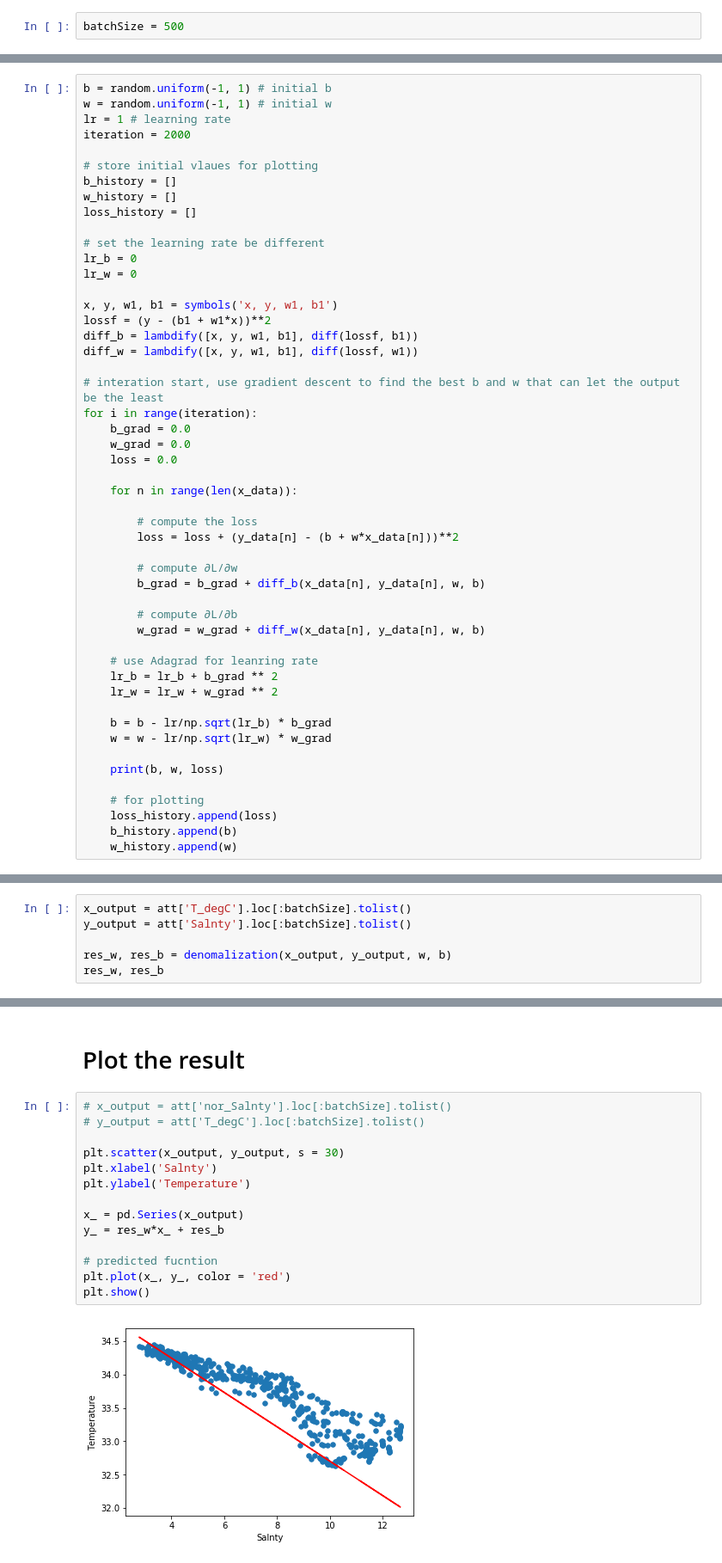
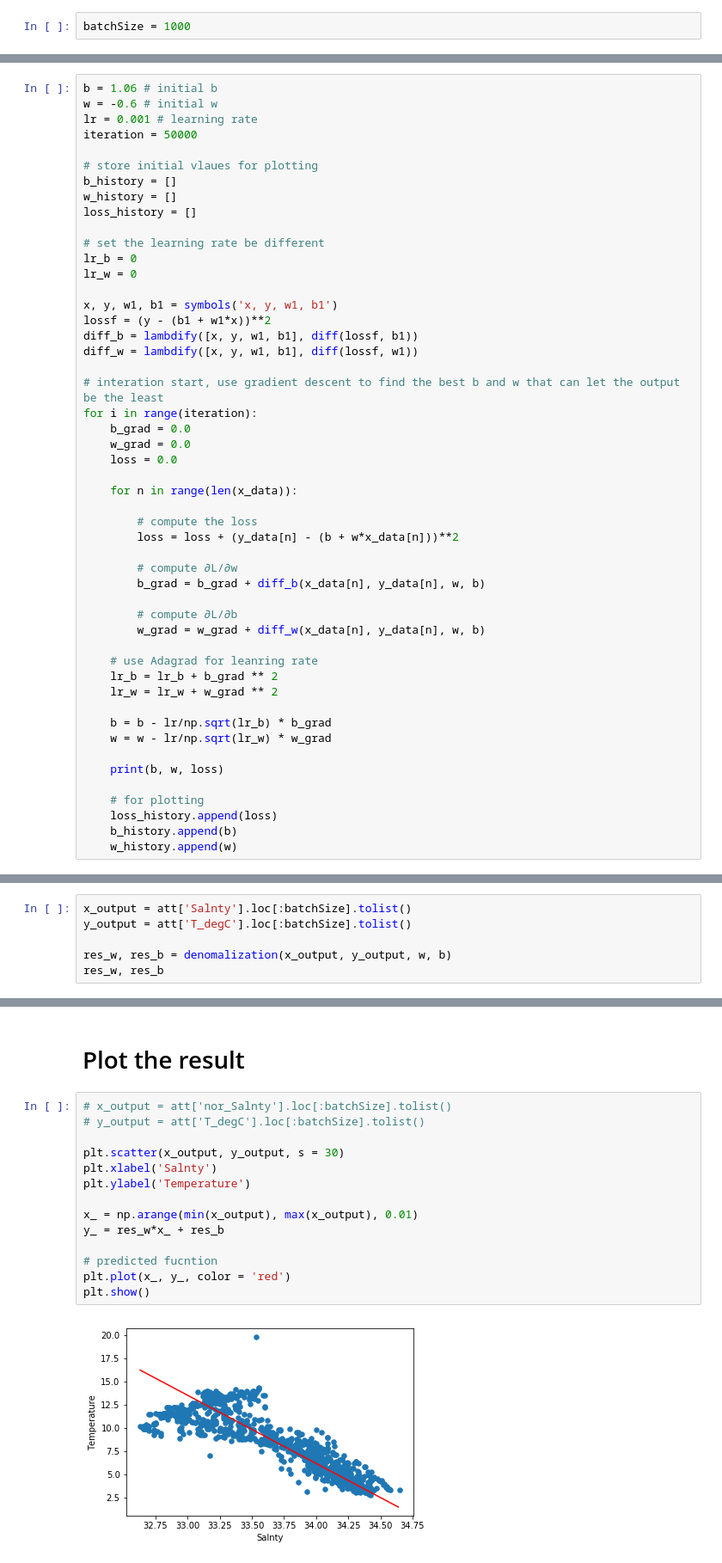
Before and after one commit to Chen21697/CalCOFI, a Jupyter notebook: CalCOFI_linear_regression.ipynb, the cells around one changed output, grey strips where cells are left out. Shown at 86% size. Saved outputs shown, nothing was run; the diff lists cells and outputs as text.

```diff
--- a/CalCOFI_linear_regression.ipynb
+++ b/CalCOFI_linear_regression.ipynb
@@ -40,7 +43,7 @@ def normalization (x):
 att['nor_Salnty'] = normalization(att['Salnty'])
 att['nor_T_degC'] = normalization(att['T_degC'])
 # %%
-batchSize = 500
+batchSize = 1000
 # %%
 x_data = att['nor_Salnty'].loc[:batchSize].tolist()
 y_data = att['nor_T_degC'].loc[:batchSize].tolist()
@@ -60,8 +62,8 @@ Used Adagrad for learning rate.
 # %%
-b = random.uniform(-1, 1) # initial b
-w = random.uniform(-1, 1) # initial w
-lr = 1 # learning rate
-iteration = 2000
+b = 1.06 # initial b
+w = -0.6 # initial w
+lr = 0.001 # learning rate
+iteration = 50000
 
 # store initial vlaues for plotting
 b_history = []
@@ -153,8 +155,8 @@ def denomalization(x, y, w, b):
     den_b = -1*((A*w*min(x))/B)+(A*b)+min(y)
     return den_w, den_b
 # %%
-x_output = att['T_degC'].loc[:batchSize].tolist()
-y_output = att['Salnty'].loc[:batchSize].tolist()
+x_output = att['Salnty'].loc[:batchSize].tolist()
+y_output = att['T_degC'].loc[:batchSize].tolist()
 
 res_w, res_b = denomalization(x_output, y_output, w, b)
 res_w, res_b
@@ -165,16 +167,16 @@ res_w, res_b
 # %%
 # x_output = att['nor_Salnty'].loc[:batchSize].tolist()
 # y_output = att['T_degC'].loc[:batchSize].tolist()
 
 plt.scatter(x_output, y_output, s = 30)
 plt.xlabel('Salnty')
 plt.ylabel('Temperature')
 
-x_ = pd.Series(x_output)
+x_ = np.arange(min(x_output), max(x_output), 0.01)
 y_ = res_w*x_ + res_b
 
 # predicted fucntion
 plt.plot(x_, y_, color = 'red')
 plt.show()
 # %% [output]
-[figure, old version]
+[figure, new version]
```
Also changed, not shown: parts of 8 cells of this notebook.
